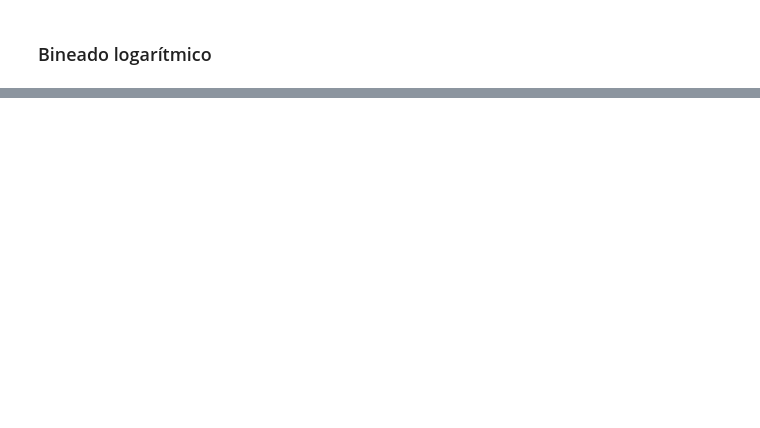
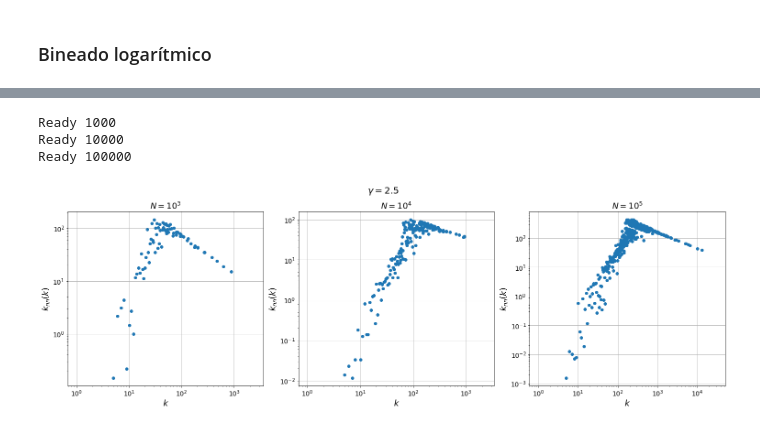
Before and after one commit to nicolasvazquez95/RedesComplejas_famaf, a Jupyter notebook: soluciones/tp3/ejercicio2.ipynb, the cells around one changed output, grey strips where cells are left out. Saved outputs shown, nothing was run; the diff lists cells and outputs as text; code cells hidden in the pictures; blank space fills up the shorter version.

```diff
--- a/soluciones/tp3/ejercicio2.ipynb
+++ b/soluciones/tp3/ejercicio2.ipynb
@@ -188,0 +276,7 @@ plt.tight_layout()
+# %%
+def build_neighbor_list(graph):
+    neighbor_list = defaultdict(set)
+    for i,j in graph:
+        neighbor_list[i].add(j)
+        neighbor_list[j].add(i)
+    return neighbor_list
@@ -188,0 +307,53 @@ plt.tight_layout()
+# %%
+nl_gamma25_n1000 = build_neighbor_list(gamma_25_n_1000)
+klist_gamma25_n1000 = get_k_list(k_samples[2.5][1000])
+print('Ready 1000')
+
+nl_gamma25_n10000 = build_neighbor_list(gamma_25_n_10000)
+klist_gamma25_n10000 = get_k_list(k_samples[2.5][10000])
+print('Ready 10000')
+
+nl_gamma25_n100000 = build_neighbor_list(gamma_25_n_100000)
+klist_gamma25_n100000 = get_k_list(k_samples[2.5][100000])
+print('Ready 100000')
+# %% [output]
+Ready 1000
+Ready 10000
+Ready 100000
+# %%
+knn_gamma25_n1000 = []
+for k in range(max(k_samples[2.5][1000])):
+    knn_gamma25_n1000.append(knn(k,k_samples[2.5][1000],klist_gamma25_n1000,nl_gamma25_n1000))
+
+knn_gamma25_n10000 = []
+for k in range(max(k_samples[2.5][10000])):
+    knn_gamma25_n10000.append(knn(k,k_samples[2.5][10000],klist_gamma25_n10000,nl_gamma25_n10000))
+
+knn_gamma25_n100000 = []
+for k in range(max(k_samples[2.5][100000])):
+    knn_gamma25_n100000.append(knn(k,k_samples[2.5][100000],klist_gamma25_n100000,nl_gamma25_n100000))
+
+# Plot
+
+fig,ax = plt.subplots(1,3,figsize=(21,7))
+plt.suptitle('$\\gamma = 2.5$',size=20)
+
+ax[0].plot(knn_gamma25_n1000,'o')
+ax[0].set_title('$N=10^3$',size=18)
+
+ax[1].plot(knn_gamma25_n10000,'o')
+ax[1].set_title('$N=10^4$',size=18)
+
+ax[2].plot(knn_gamma25_n100000,'o')
+ax[2].set_title('$N=10^5$',size=18)
+
+for ax_ in ax:
+    ax_.set_xscale('log')
+    ax_.set_yscale('log')
+    ax_.set_xlabel('$k$',size=18)
+    ax_.set_ylabel('$k_{nn}(k)$',size=18)
+    ax_.grid()
+
+plt.tight_layout()
+# %% [output]
+[figure, added]
```
Also changed, not shown: parts of 24 cells of this notebook, 9 other files.
